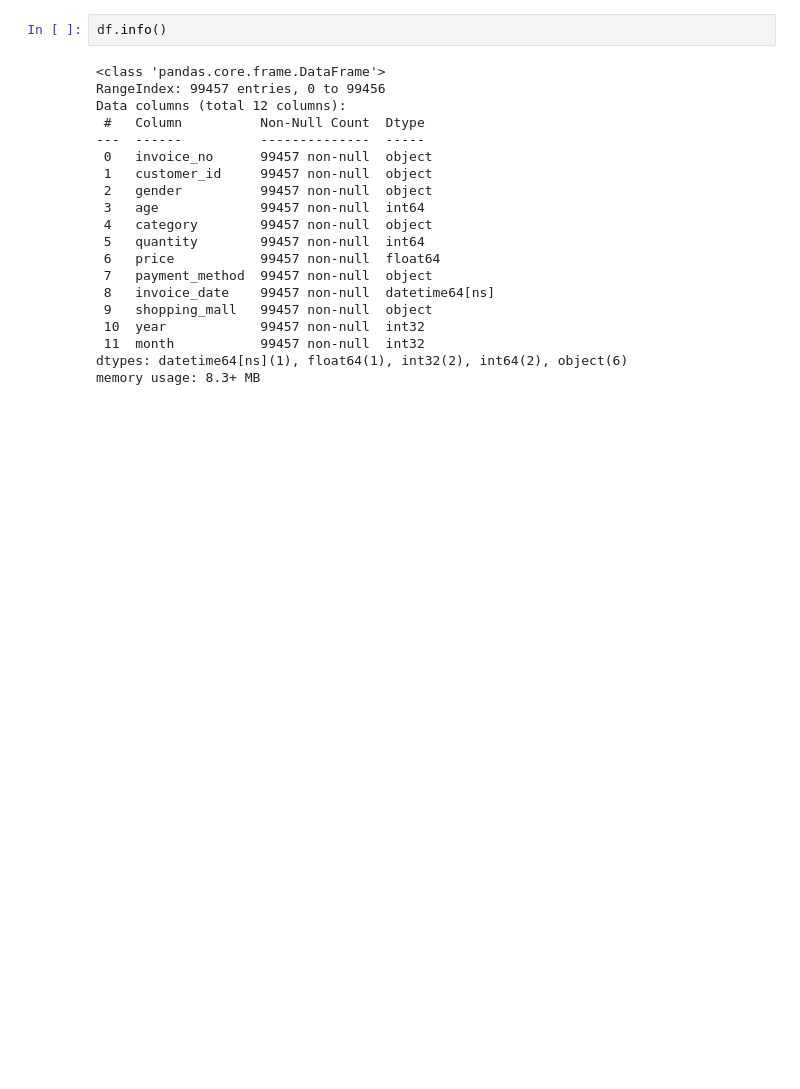
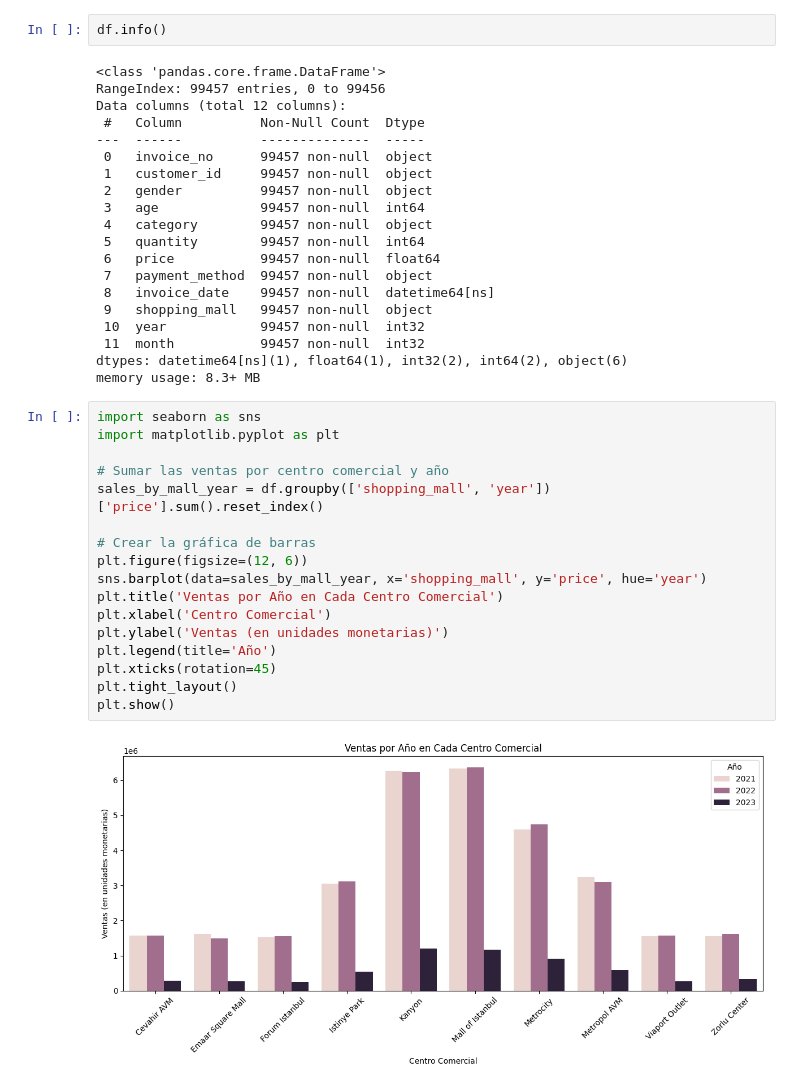
Before and after one commit to cescrosello/taller_visu, a Jupyter notebook: data_cleanning.ipynb, the cells around one changed output. Saved outputs shown, nothing was run; the diff lists cells and outputs as text; blank space fills up the shorter version.

```diff
--- a/data_cleanning.ipynb
+++ b/data_cleanning.ipynb
@@ -291,3 +269,22 @@ Data columns (total 12 columns):
  11  month           99457 non-null  int32
 dtypes: datetime64[ns](1), float64(1), int32(2), int64(2), object(6)
 memory usage: 8.3+ MB
+# %%
+import seaborn as sns
+import matplotlib.pyplot as plt
+
+# Sumar las ventas por centro comercial y año
+sales_by_mall_year = df.groupby(['shopping_mall', 'year'])['price'].sum().reset_index()
+
+# Crear la gráfica de barras
+plt.figure(figsize=(12, 6))
+sns.barplot(data=sales_by_mall_year, x='shopping_mall', y='price', hue='year')
+plt.title('Ventas por Año en Cada Centro Comercial')
+plt.xlabel('Centro Comercial')
+plt.ylabel('Ventas (en unidades monetarias)')
+plt.legend(title='Año')
+plt.xticks(rotation=45)
+plt.tight_layout()
+plt.show()
+# %% [output]
+[figure, added]
```
Also changed, not shown: parts of 6 cells of this notebook, 9 other files.
